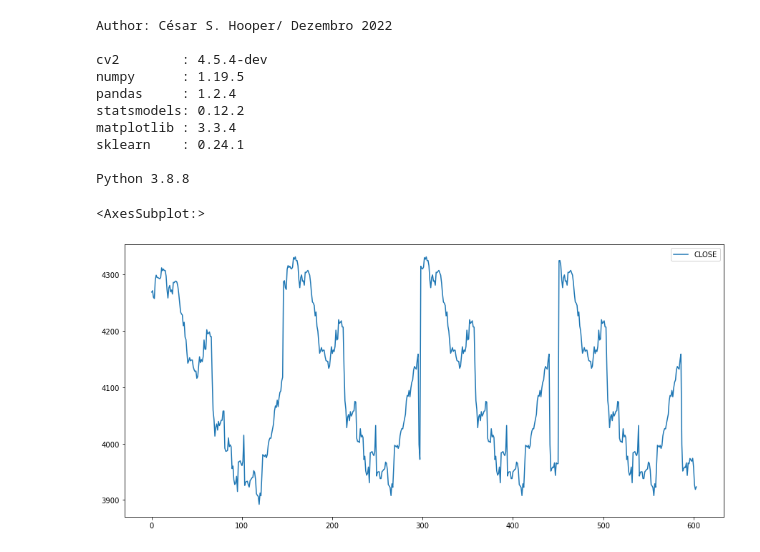
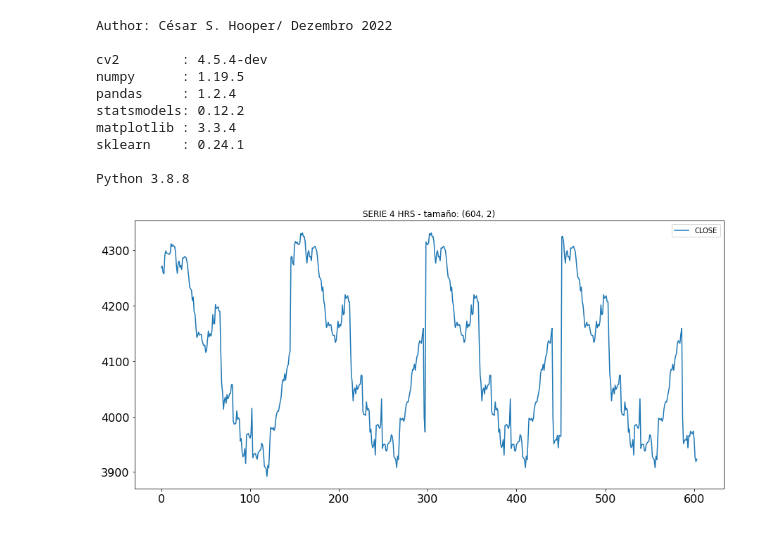
Before and after one commit to hoopercesar/Machine-Learning-Projects, a Jupyter notebook: 4HRS-FORECAST-PROYECO-MARCELO.ipynb, the cells around one changed output. Saved outputs shown, nothing was run; the diff lists cells and outputs as text; code cells hidden in the pictures.

```diff
--- a/4HRS-FORECAST-PROYECO-MARCELO.ipynb
+++ b/4HRS-FORECAST-PROYECO-MARCELO.ipynb
@@ -56,7 +56,7 @@ test2['close13'] = datos3['CLOSE']
 test2['close14'] = datos4['CLOSE']
 test2['close15'] = datos5['CLOSE']
 # %%
-test.plot(figsize=(15,7))
+test.plot(figsize=(15,7), title='SERIE 4 HRS' + ' - tamaño: ' + str(test.shape), fontsize=16)
+plt.show()
 # %% [output]
-<AxesSubplot:>
-[figure, old version]
+[figure, new version]
```
Also changed, not shown: parts of 20 cells of this notebook.
